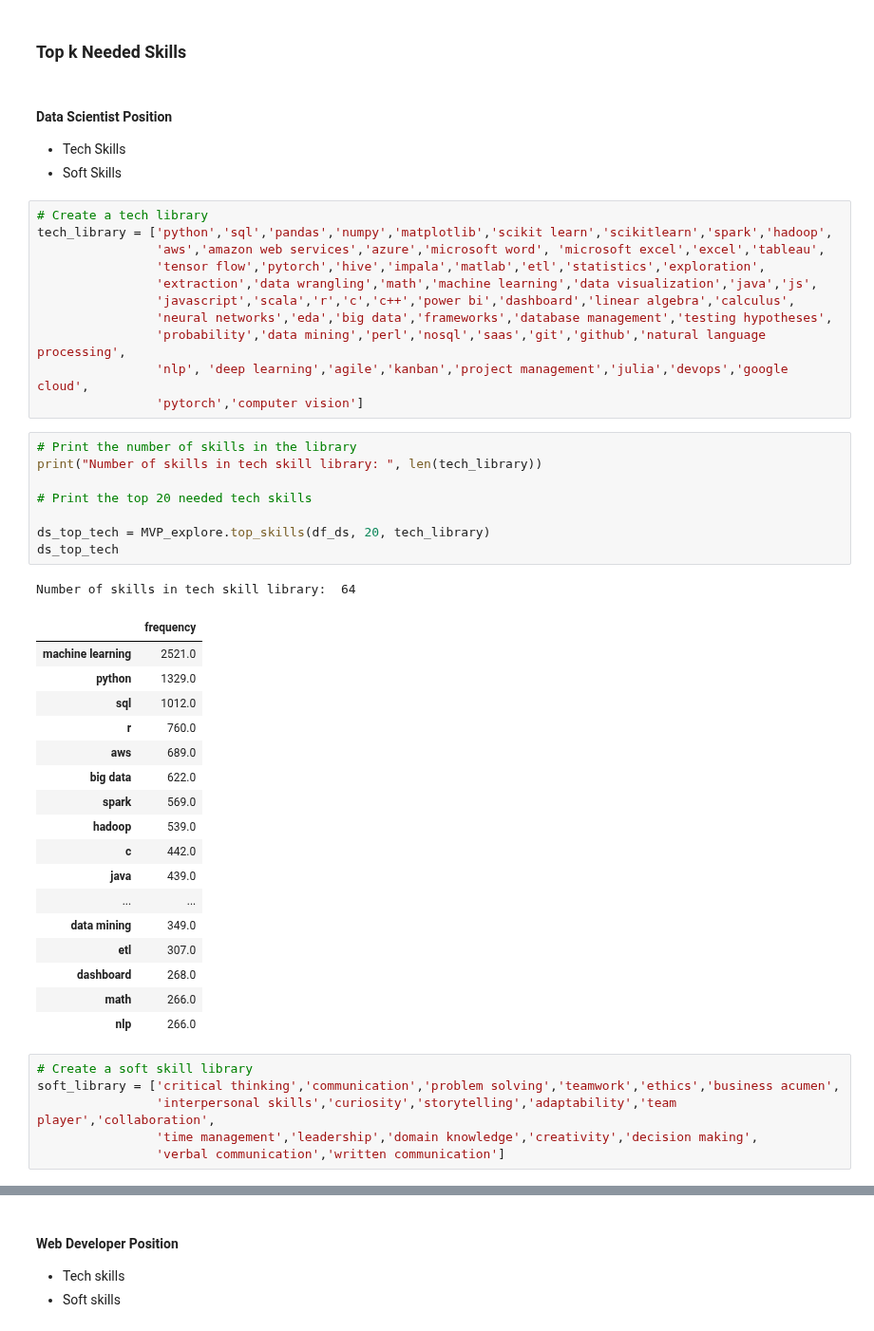
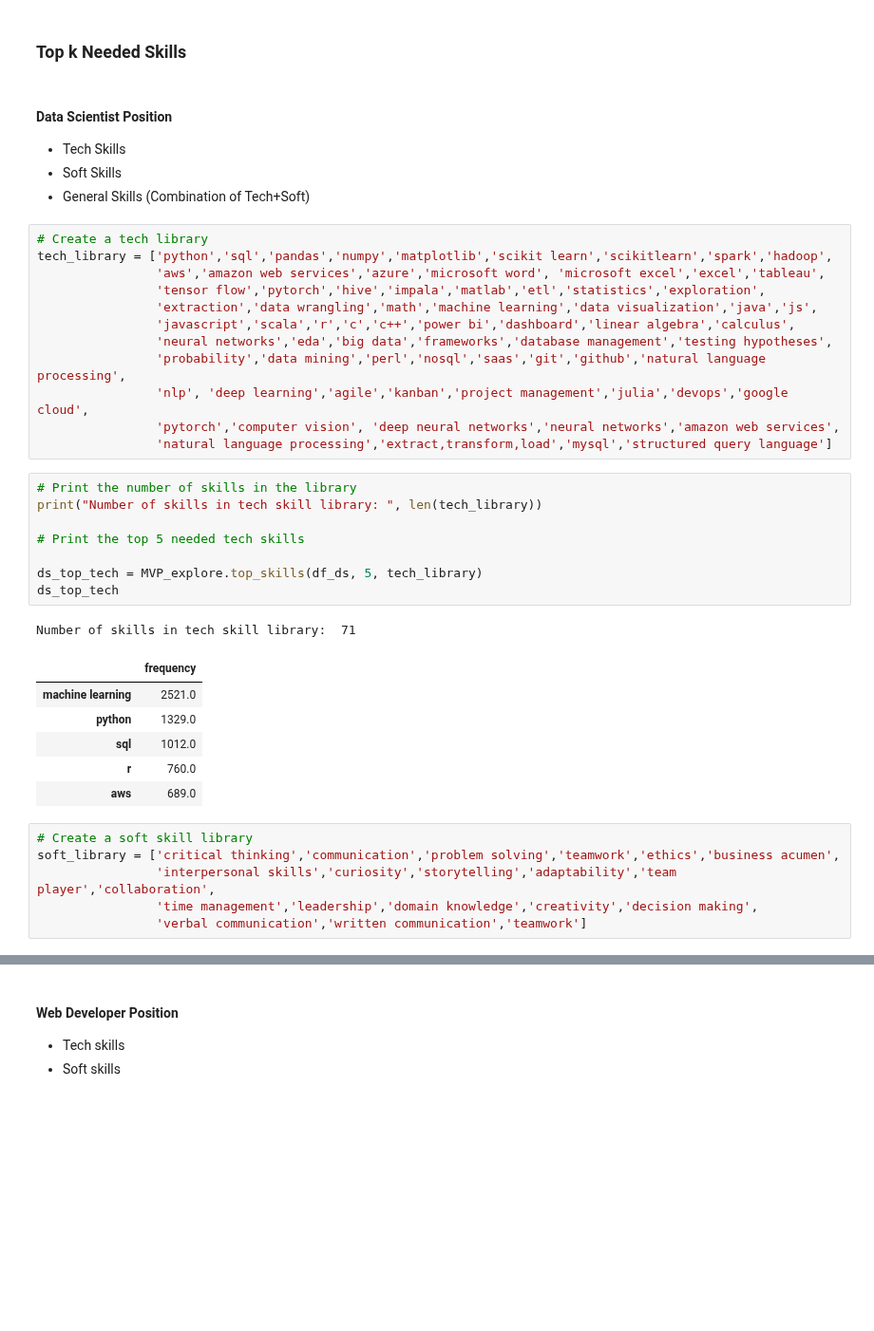
Before and after one commit to Blue-Owl-Data/Job-Search-Dashboard, a Jupyter notebook: MVP.ipynb, the cells around one changed output, grey strips where cells are left out. Shown at 95% size. Cells and saved outputs as stored; diff of their text form; blank space fills up the shorter version.

Commit message:
added general skills for ds

```diff
--- a/MVP.ipynb
+++ b/MVP.ipynb
@@ -229,6 +234,7 @@ Name: company_rating, dtype: float64
 #### Data Scientist Position
 - Tech Skills
 - Soft Skills
+- General Skills (Combination of Tech+Soft)
 # %%
 # Create a tech library
 tech_library = ['python','sql','pandas','numpy','matplotlib','scikit learn','scikitlearn','spark','hadoop',
@@ -239,40 +245,30 @@ tech_library = ['python','sql','pandas','numpy','matplotlib','scikit learn','sci
                 'neural networks','eda','big data','frameworks','database management','testing hypotheses',
                 'probability','data mining','perl','nosql','saas','git','github','natural language processing',
                 'nlp', 'deep learning','agile','kanban','project management','julia','devops','google cloud',
-                'pytorch','computer vision']
+                'pytorch','computer vision', 'deep neural networks','neural networks','amazon web services',
+                'natural language processing','extract,transform,load','mysql','structured query language']
 # %%
 # Print the number of skills in the library
 print("Number of skills in tech skill library: ", len(tech_library))
 
-# Print the top 20 needed tech skills
+# Print the top 5 needed tech skills
 
-ds_top_tech = MVP_explore.top_skills(df_ds, 20, tech_library)
+ds_top_tech = MVP_explore.top_skills(df_ds, 5, tech_library)
 ds_top_tech
 # %% [output]
-Number of skills in tech skill library:  64
+Number of skills in tech skill library:  71
 |  | frequency |
 | machine learning | 2521.0 |
 | python | 1329.0 |
 | sql | 1012.0 |
 | r | 760.0 |
 | aws | 689.0 |
-| big data | 622.0 |
-| spark | 569.0 |
-| hadoop | 539.0 |
-| c | 442.0 |
-| java | 439.0 |
-| ... | ... |
-| data mining | 349.0 |
-| etl | 307.0 |
-| dashboard | 268.0 |
-| math | 266.0 |
-| nlp | 266.0 |
 # %%
 # Create a soft skill library
 soft_library = ['critical thinking','communication','problem solving','teamwork','ethics','business acumen',
                 'interpersonal skills','curiosity','storytelling','adaptability','team player','collaboration',
                 'time management','leadership','domain knowledge','creativity','decision making',
-                'verbal communication','written communication']
+                'verbal communication','written communication','teamwork']
 # %%
 # Print the number of skills in the library
 print("Number of skills in soft skill library: ", len(soft_library))
```
Also changed, not shown: parts of 6 cells of this notebook.
